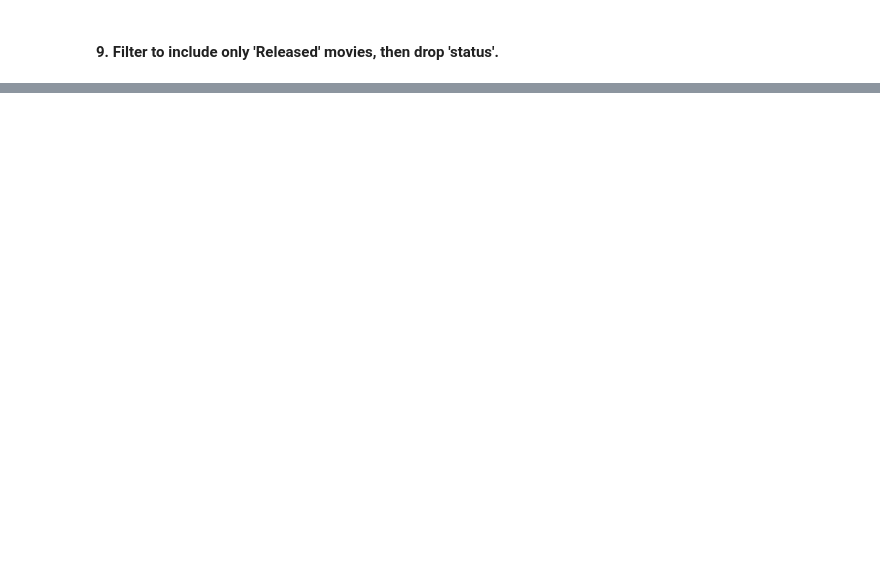
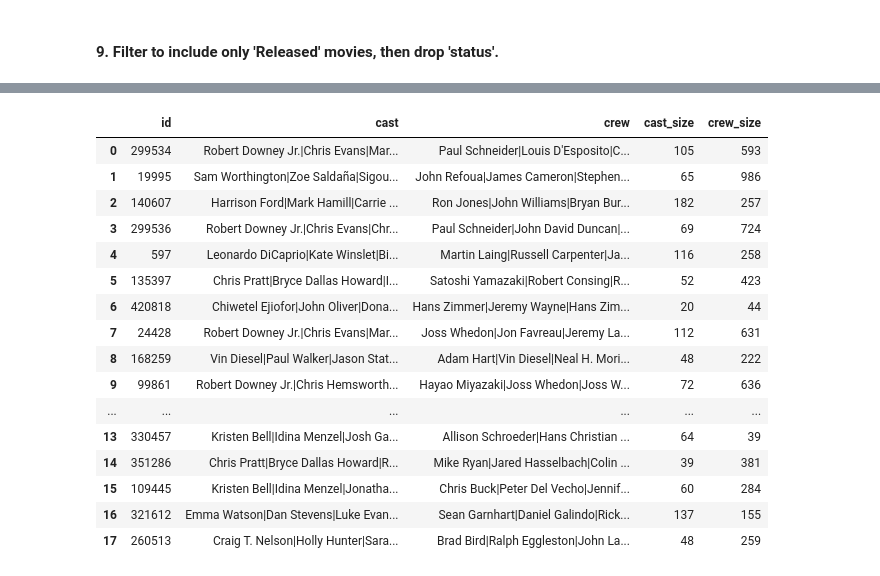
Before and after one commit to jefferyjapheth/data_engineering_project, a Jupyter notebook: src/etl.ipynb, the cells around one changed output, grey strips where cells are left out. Cells and saved outputs as stored; diff of their text form; code cells hidden in the pictures; blank space fills up the shorter version.

Commit message:
fetched movie credits data  by consuming api

```diff
--- a/src/etl.ipynb
+++ b/src/etl.ipynb
@@ -437,0 +511,3 @@ movie_df
+# %%
+eval_credits_df = eval_json(credits_df, separator="|", key=None, column_key_map=None)
+eval_credits_df
@@ -437,0 +532,4 @@ movie_df
+# %%
+eval_credits_df['cast_size'] = eval_credits_df.loc[eval_credits_df['cast'].notna(), 'cast'].astype(str).str.split('|').str.len().reindex( eval_credits_df.index, fill_value=0)
+eval_credits_df['cast_size'] = eval_credits_df['cast_size'].astype(int)
+eval_credits_df['cast_size']
@@ -437,0 +556,4 @@ movie_df
+# %%
+eval_credits_df['cast_size'] = eval_credits_df.loc[eval_credits_df['cast'].notna(), 'cast'].astype(str).str.split('|').str.len().reindex( eval_credits_df.index, fill_value=0)
+eval_credits_df['cast_size'] = eval_credits_df['cast_size'].astype(int)
+eval_credits_df['cast_size']
@@ -437,0 +580,4 @@ movie_df
+# %%
+eval_credits_df['crew_size'] = eval_credits_df.loc[eval_credits_df['crew'].notna(), 'crew'].astype(str).str.split('|').str.len().reindex( eval_credits_df.index, fill_value=0)
+eval_credits_df['crew_size'] = eval_credits_df['crew_size'].astype(int)
+eval_credits_df['crew_size']
@@ -437,0 +604,20 @@ movie_df
+# %%
+eval_credits_df
+# %% [output]
+|  | id | cast | crew | cast_size | crew_size |
+| 0 | 299534 | Robert Downey Jr.|Chris Evans|Mar... | Paul Schneider|Louis D'Esposito|C... | 105 | 593 |
+| 1 | 19995 | Sam Worthington|Zoe Saldaña|Sigou... | John Refoua|James Cameron|Stephen... | 65 | 986 |
+| 2 | 140607 | Harrison Ford|Mark Hamill|Carrie ... | Ron Jones|John Williams|Bryan Bur... | 182 | 257 |
+| 3 | 299536 | Robert Downey Jr.|Chris Evans|Chr... | Paul Schneider|John David Duncan|... | 69 | 724 |
+| 4 | 597 | Leonardo DiCaprio|Kate Winslet|Bi... | Martin Laing|Russell Carpenter|Ja... | 116 | 258 |
+| 5 | 135397 | Chris Pratt|Bryce Dallas Howard|I... | Satoshi Yamazaki|Robert Consing|R... | 52 | 423 |
+| 6 | 420818 | Chiwetel Ejiofor|John Oliver|Dona... | Hans Zimmer|Jeremy Wayne|Hans Zim... | 20 | 44 |
+| 7 | 24428 | Robert Downey Jr.|Chris Evans|Mar... | Joss Whedon|Jon Favreau|Jeremy La... | 112 | 631 |
+| 8 | 168259 | Vin Diesel|Paul Walker|Jason Stat... | Adam Hart|Vin Diesel|Neal H. Mori... | 48 | 222 |
+| 9 | 99861 | Robert Downey Jr.|Chris Hemsworth... | Hayao Miyazaki|Joss Whedon|Joss W... | 72 | 636 |
+| ... | ... | ... | ... | ... | ... |
+| 13 | 330457 | Kristen Bell|Idina Menzel|Josh Ga... | Allison Schroeder|Hans Christian ... | 64 | 39 |
+| 14 | 351286 | Chris Pratt|Bryce Dallas Howard|R... | Mike Ryan|Jared Hasselbach|Colin ... | 39 | 381 |
+| 15 | 109445 | Kristen Bell|Idina Menzel|Jonatha... | Chris Buck|Peter Del Vecho|Jennif... | 60 | 284 |
+| 16 | 321612 | Emma Watson|Dan Stevens|Luke Evan... | Sean Garnhart|Daniel Galindo|Rick... | 137 | 155 |
+| 17 | 260513 | Craig T. Nelson|Holly Hunter|Sara... | Brad Bird|Ralph Eggleston|John La... | 48 | 259 |
```
Also changed, not shown: parts of 16 cells of this notebook, 4 other files.
